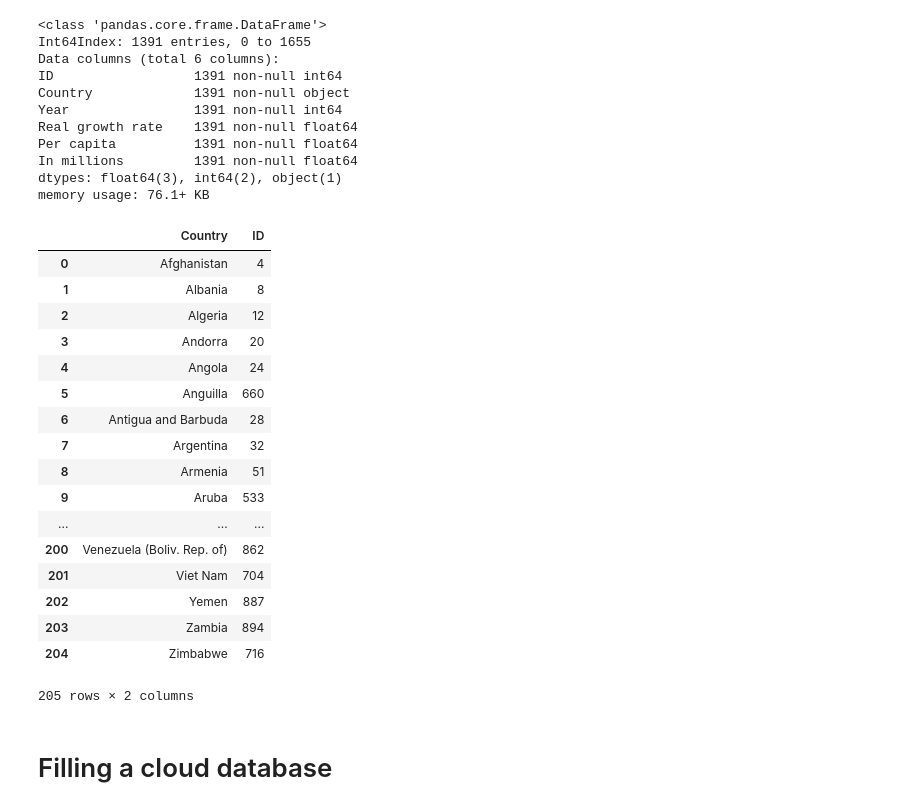
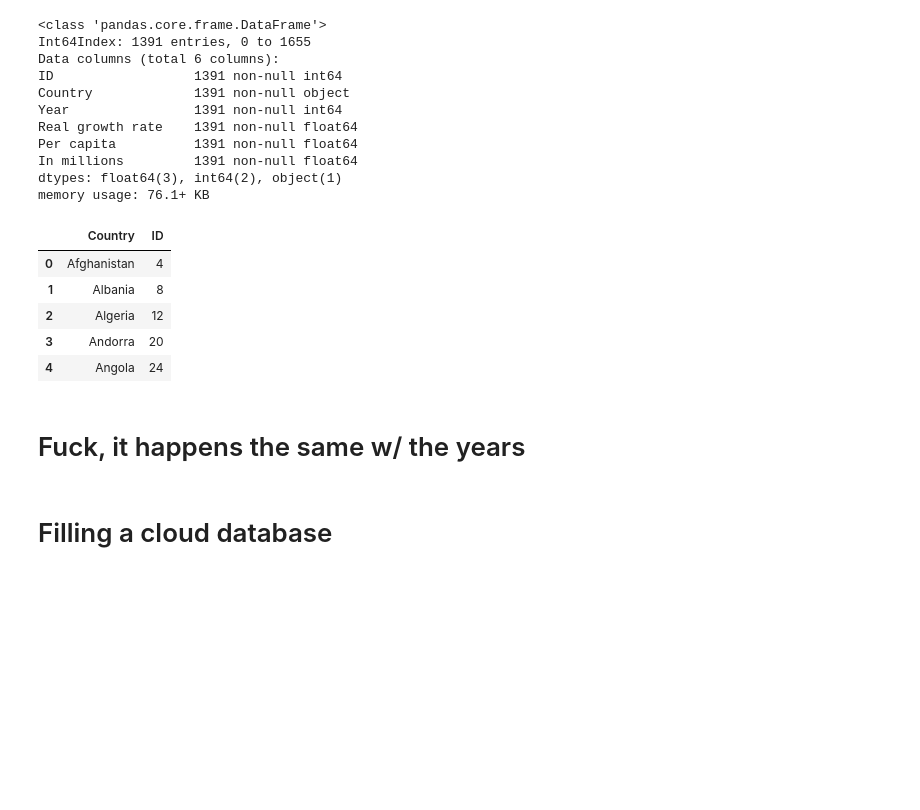
Before and after one commit to ta-data-bcn/Project-Week-5-Your-Own-Project, a Jupyter notebook: your-project/cleaning_data.ipynb, the cells around one changed output. Drawn from its saved outputs; the diff is of its cells as text; code cells hidden in the pictures; blank space fills up the shorter version.

```diff
--- a/your-project/cleaning_data.ipynb
+++ b/your-project/cleaning_data.ipynb
@@ -260,23 +260,11 @@ memory usage: 76.1+ KB
 # %%
 countries_id = pd.DataFrame(gdp_final.groupby('Country').mean()['ID']).reset_index()
 countries_id = countries_id.astype({'ID':'int64'})
-countries_id
+countries_id.head()
 # %% [output]
 |  | Country | ID |
 | 0 | Afghanistan | 4 |
 | 1 | Albania | 8 |
 | 2 | Algeria | 12 |
 | 3 | Andorra | 20 |
 | 4 | Angola | 24 |
-| 5 | Anguilla | 660 |
-| 6 | Antigua and Barbuda | 28 |
-| 7 | Argentina | 32 |
-| 8 | Armenia | 51 |
-| 9 | Aruba | 533 |
-| ... | ... | ... |
-| 200 | Venezuela (Boliv. Rep. of) | 862 |
-| 201 | Viet Nam | 704 |
-| 202 | Yemen | 887 |
-| 203 | Zambia | 894 |
-| 204 | Zimbabwe | 716 |
-205 rows × 2 columns
@@ -285,0 +271,2 @@ co2_final.drop('Country', axis=1, inplace=True)
+# %% [markdown]
+# Fuck, it happens the same w/ the years
```
Also changed, not shown: parts of 4 cells of this notebook, 4 other files.
